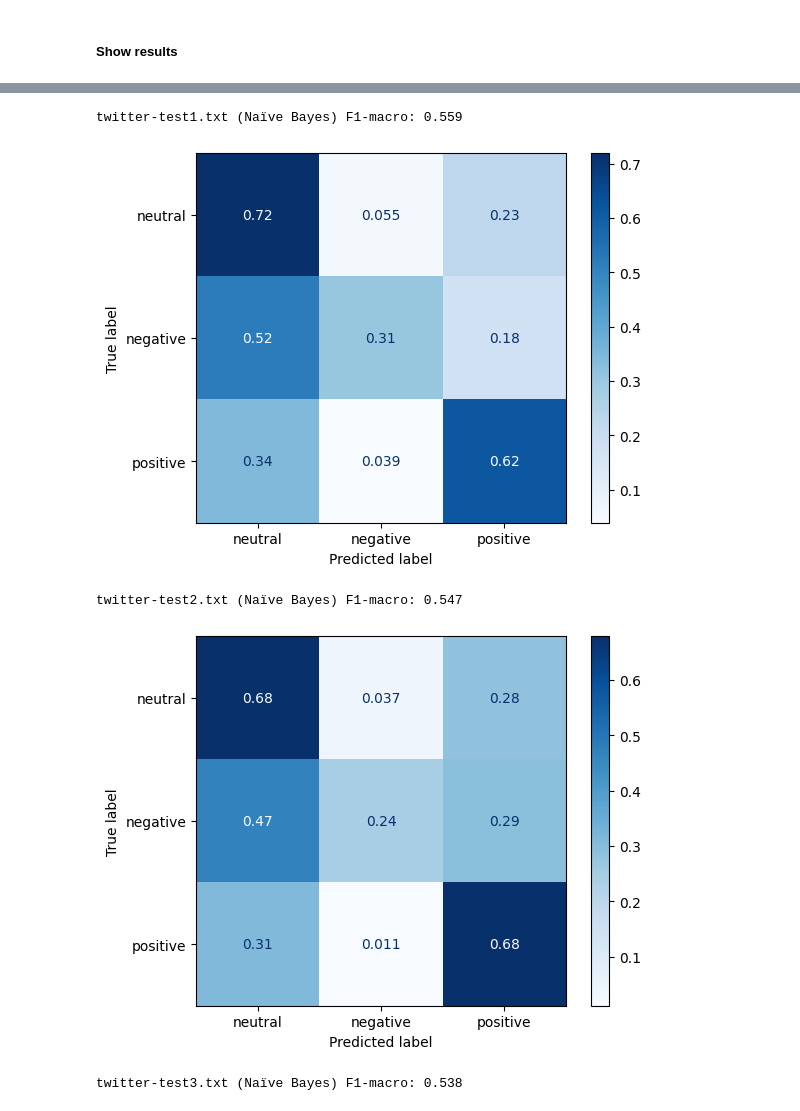
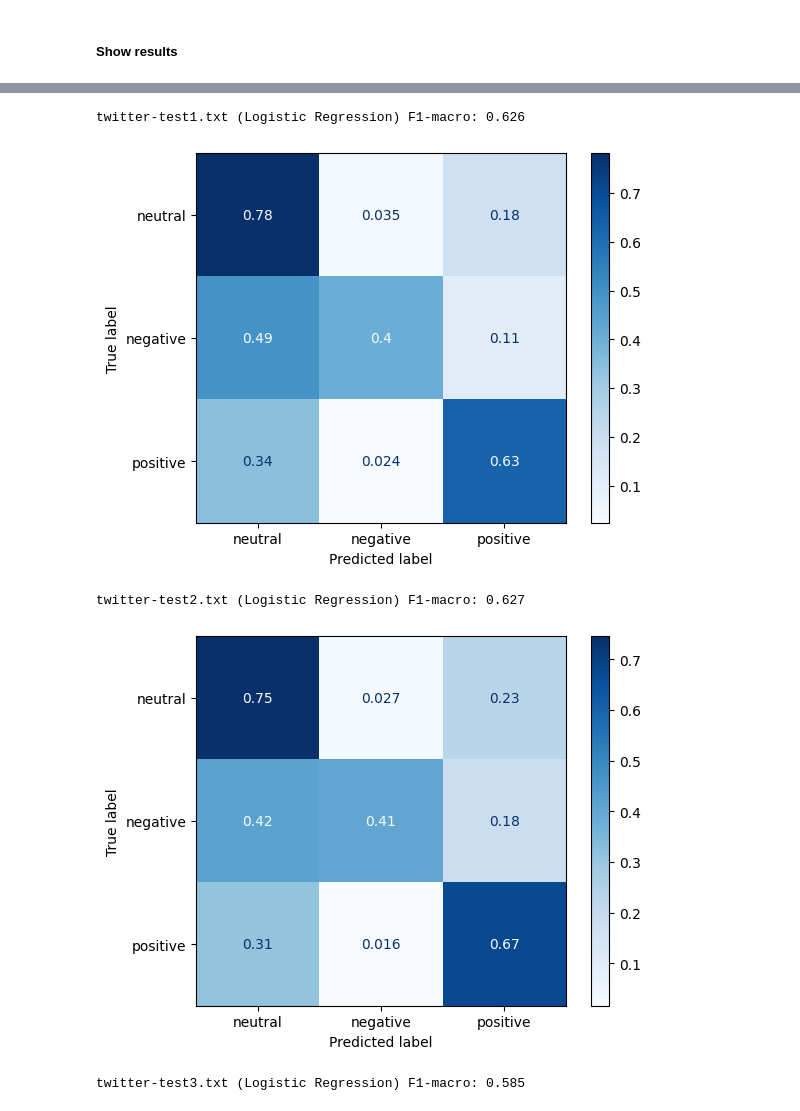
Before and after one commit to Xanonymous-GitHub/cs918-lab, a Jupyter notebook: lab2/cs918_assignment_2.ipynb, the cells around one changed output, grey strips where cells are left out. Saved outputs shown, nothing was run; the diff lists cells and outputs as text; code cells hidden in the pictures.

Commit message:
load model from disk

```diff
--- a/lab2/cs918_assignment_2.ipynb
+++ b/lab2/cs918_assignment_2.ipynb
@@ -347,7 +349,7 @@ target_glove_file_name: Final[str] = "glove.6B.100d.txt"
 target_bert_model_name: Final[str] = 'bert-base-multilingual-uncased'
 
 svm_model_save_path: Final[str] = 'svm_model.model'
-nb_model_save_path: Final[str] = 'nb_model.model'
+logistic_model_save_path: Final[str] = 'logistic_model.model'
 lstm_model_save_path: Final[str] = 'lstm_model.model'
 bert_model_save_path: Final[str] = 'bert_model.model'
 
@@ -1008,7 +1012,7 @@ Progress: 100.0% words/sec/thread: 1749349 lr:  0.000000 avg.loss:  0.529888 ETA
 # %%
 svm_model = LinearSVC(verbose=False, dual=False)
 svm_model.fit(
-    fast_text_training_matrix,
+    tfidf_training_matrix,
     [sentiments.value for sentiments in training_sentiments]
 )
 
@@ -1018,7 +1022,7 @@ preserve_sklearn_model(
 )
 
 for x in range(numbers_of_test_sets):
-    svm_predictions = svm_model.predict(fast_text_test_matrices[x])
+    svm_predictions = svm_model.predict(tfidf_test_matrices[x])
     svm_report = classification_report(
         [sentiments.value for sentiments in test_sentiments[x]],
         svm_predictions,
@@ -1904,6 +1925,13 @@ def show_skeleton_results(
 # %% [markdown]
 ##### Atomic prediction process for every classifier
 # %%
+saved_svm_model: LinearSVC = load_sklearn_model_from(
+    svm_model_save_path
+)  # type: ignore
+
+
 def svm_atomic_predict_process(tweet_index: int, test_set_index: int) -> Sentiment:
-    preprocessed_matrix = fast_text_test_matrices[test_set_index][tweet_index].reshape(1, -1)
-    return Sentiment(svm_model.predict(preprocessed_matrix)[0])
+    preprocessed_matrix = tfidf_test_matrices[test_set_index][tweet_index].reshape(
+        1, -1
+    )
+    return Sentiment(saved_svm_model.predict(preprocessed_matrix)[0])
@@ -1910,4 +1941,11 @@ def svm_atomic_predict_process(tweet_index: int, test_set_index: int) -> Sentime
 # %%
-def naive_bayes_atomic_predict_process(tweet_index: int, test_set_index: int) -> Sentiment:
-    preprocessed_matrix = tfidf_test_matrices[test_set_index][tweet_index].reshape(1, -1)
-    return Sentiment(nb_model.predict(preprocessed_matrix)[0])
+saved_logistic_model: LogisticRegression = load_sklearn_model_from(
+    logistic_model_save_path
+)  # type: ignore
+
+
+def logistic_regression_atomic_predict_process(tweet_index: int, test_set_index: int) -> Sentiment:
+    preprocessed_matrix = fast_text_test_matrices[test_set_index][tweet_index].reshape(
+        1, -1
+    )
+    return Sentiment(saved_logistic_model.predict(preprocessed_matrix)[0])
@@ -1961,16 +2013,16 @@ twitter-test3.txt (SVM) F1-macro: 0.597
 # %%
 for test_set_index in range(numbers_of_test_sets):
     show_skeleton_results(
         test_set_index,
         predict_from_single_test_set(
             test_set_index,
-            naive_bayes_atomic_predict_process
+            logistic_regression_atomic_predict_process
         ),
-        "Naïve Bayes"
+        "Logistic Regression"
     )
 # %% [output]
-twitter-test1.txt (Naïve Bayes) F1-macro: 0.559
+twitter-test1.txt (Logistic Regression) F1-macro: 0.626
-[figure, old version]
+[figure, new version]
-twitter-test2.txt (Naïve Bayes) F1-macro: 0.547
+twitter-test2.txt (Logistic Regression) F1-macro: 0.627
-[figure, old version]
+[figure, new version]
-twitter-test3.txt (Naïve Bayes) F1-macro: 0.538
+twitter-test3.txt (Logistic Regression) F1-macro: 0.585
```
Also changed, not shown: parts of 19 cells of this notebook.
